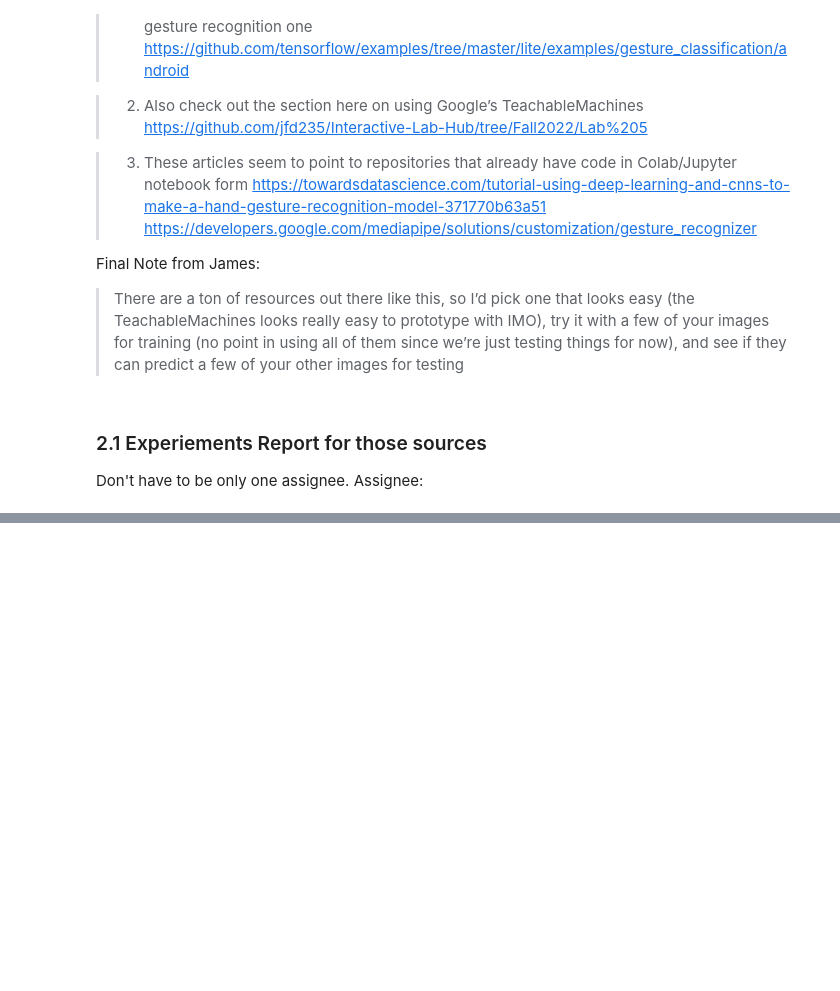
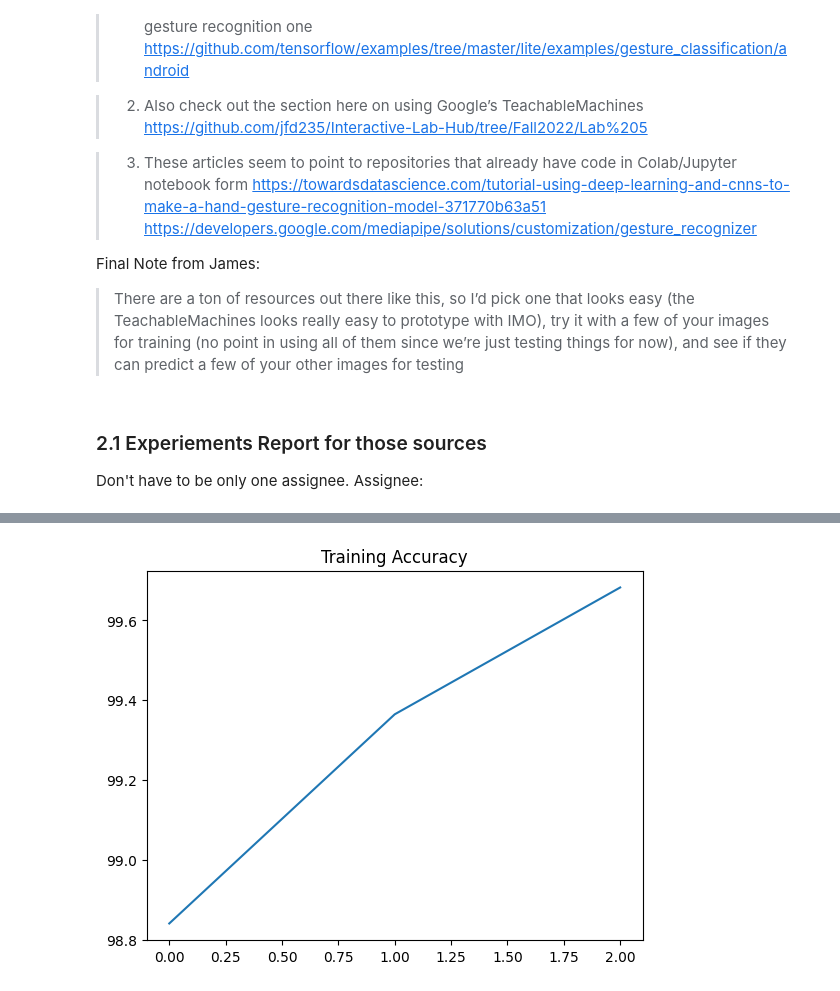
Before and after one commit to perryzjc/state-farm-distracted-driver-detector, a Jupyter notebook: ai-studio-farmers-insurance-project.ipynb, the cells around one changed output, grey strips where cells are left out. Cells and saved outputs as stored; diff of their text form; code cells hidden in the pictures; blank space fills up the shorter version.

```diff
--- a/ai-studio-farmers-insurance-project.ipynb
+++ b/ai-studio-farmers-insurance-project.ipynb
@@ -354,0 +592,6 @@ Assignee:
+# %%
+plt.title('Training Accuracy')
+plt.plot(training_accs)
+plt.show()
+# %% [output]
+[figure, added]
```
Also changed, not shown: parts of 63 cells of this notebook.
